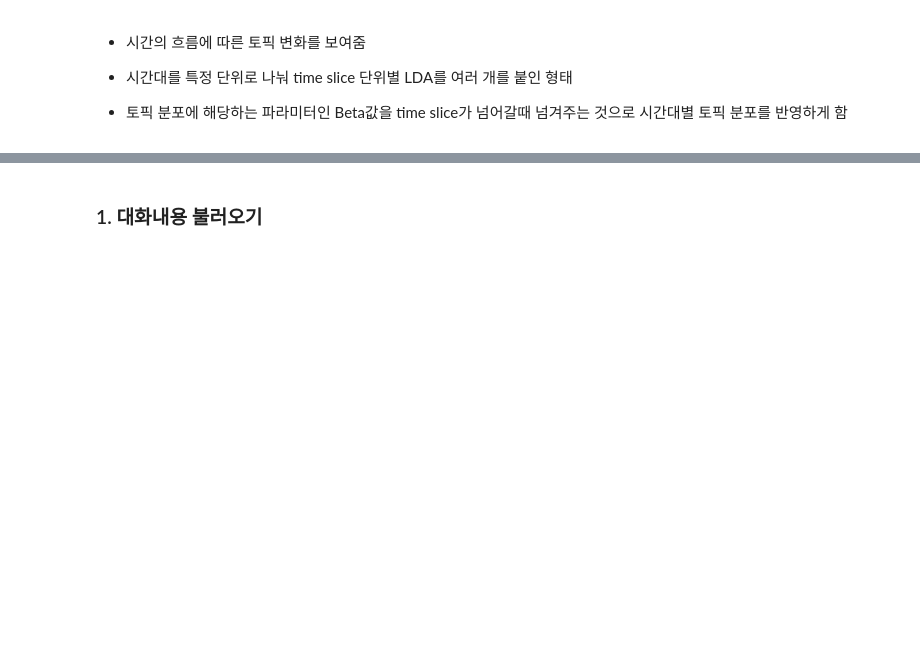
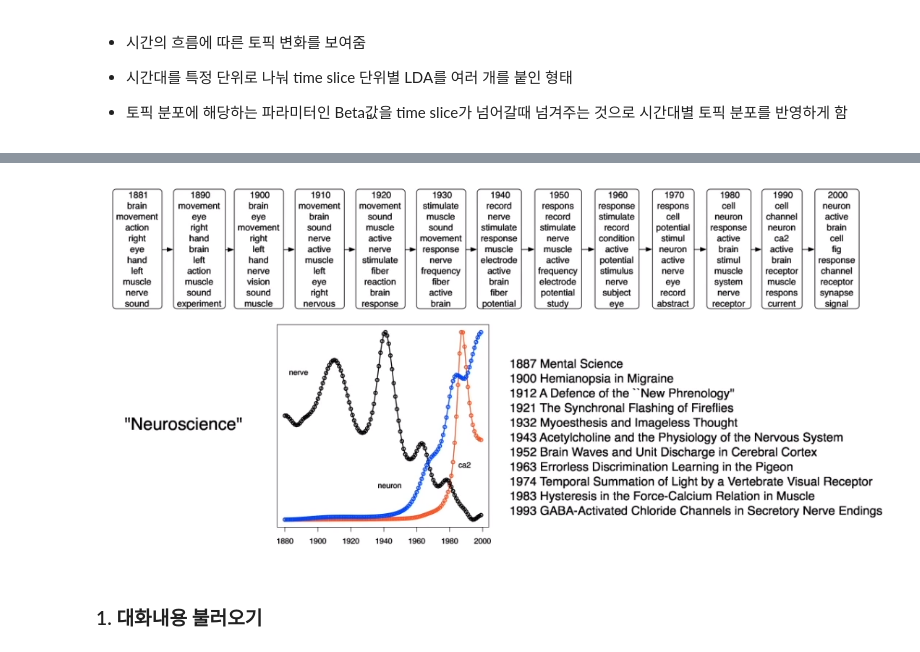
Before and after one commit to woosa7/nbcc_projects, a Jupyter notebook: ML/KoNLPy/12_DynamicTopicModel을 이용한 시간대별 토픽 변화 분석.ipynb, the cells around one changed output, grey strips where cells are left out. Saved outputs shown, nothing was run; the diff lists cells and outputs as text; code cells hidden in the pictures; blank space fills up the shorter version.

```diff
--- a/ML/KoNLPy/12_DynamicTopicModel을 이용한 시간대별 토픽 변화 분석.ipynb
+++ b/ML/KoNLPy/12_DynamicTopicModel을 이용한 시간대별 토픽 변화 분석.ipynb
@@ -13,3 +15,7 @@
+# %%
+Image(filename='data/dtm_fig2.png')
+# %% [output]
+[figure, added]
 # %% [markdown]
 ### 1. 대화내용 불러오기
 # %%
```
Also changed, not shown: parts of 4 cells of this notebook.
